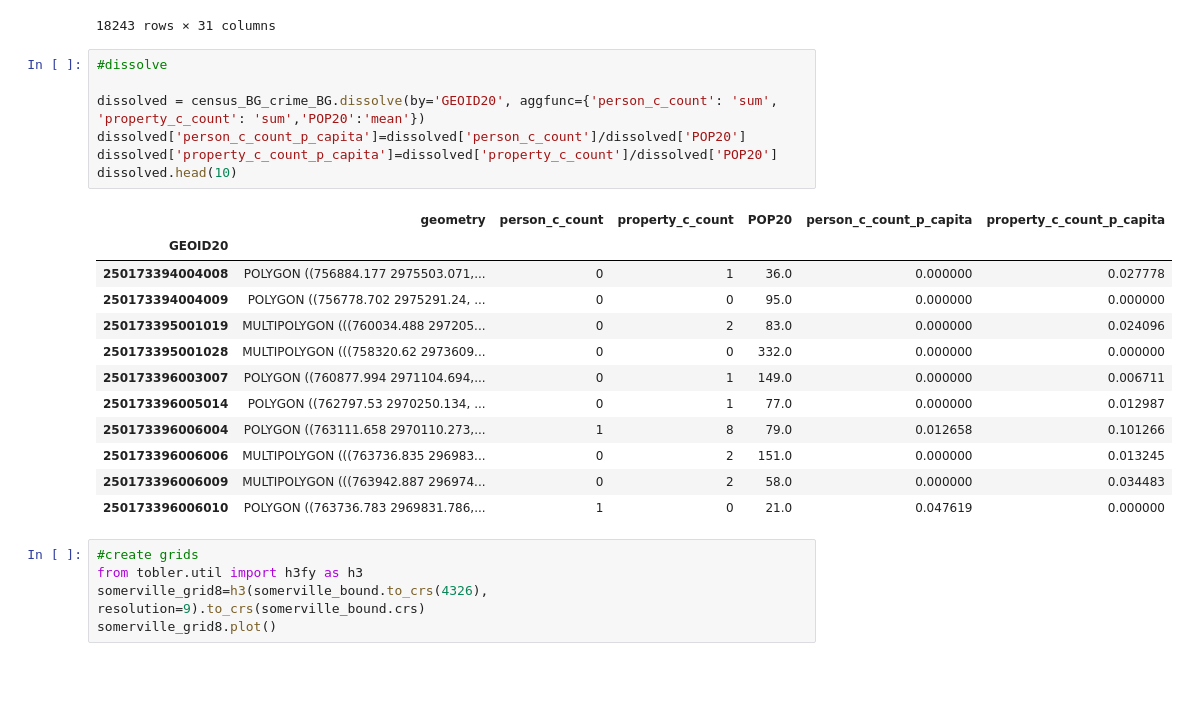
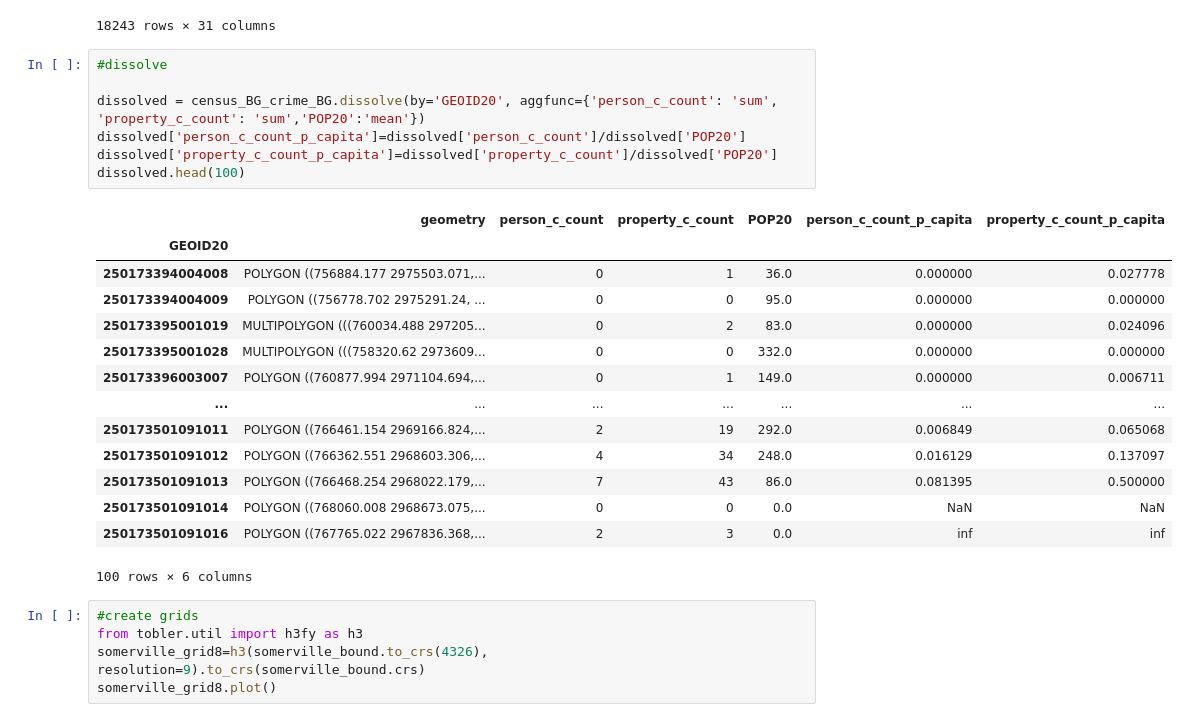
Before and after one commit to meade68/DACSS_690D_Week09_HW2, a Jupyter notebook: code.ipynb, the cells around one changed output. Cells and saved outputs as stored; diff of their text form; blank space fills up the shorter version.

```diff
--- a/code.ipynb
+++ b/code.ipynb
@@ -132,23 +132,25 @@ census_BG_crime_BG
 # %%
 #dissolve
 
 dissolved = census_BG_crime_BG.dissolve(by='GEOID20', aggfunc={'person_c_count': 'sum', 'property_c_count': 'sum','POP20':'mean'})
 dissolved['person_c_count_p_capita']=dissolved['person_c_count']/dissolved['POP20']
 dissolved['property_c_count_p_capita']=dissolved['property_c_count']/dissolved['POP20']
-dissolved.head(10)
+dissolved.head(100)
 # %% [output]
 |  | geometry | person_c_count | property_c_count | POP20 | person_c_count_p_capita | property_c_count_p_capita |
 | GEOID20 |  |  |  |  |  |  |
 | 250173394004008 | POLYGON ((756884.177 2975503.071,... | 0 | 1 | 36.0 | 0.000000 | 0.027778 |
 | 250173394004009 | POLYGON ((756778.702 2975291.24, ... | 0 | 0 | 95.0 | 0.000000 | 0.000000 |
 | 250173395001019 | MULTIPOLYGON (((760034.488 297205... | 0 | 2 | 83.0 | 0.000000 | 0.024096 |
 | 250173395001028 | MULTIPOLYGON (((758320.62 2973609... | 0 | 0 | 332.0 | 0.000000 | 0.000000 |
 | 250173396003007 | POLYGON ((760877.994 2971104.694,... | 0 | 1 | 149.0 | 0.000000 | 0.006711 |
-| 250173396005014 | POLYGON ((762797.53 2970250.134, ... | 0 | 1 | 77.0 | 0.000000 | 0.012987 |
-| 250173396006004 | POLYGON ((763111.658 2970110.273,... | 1 | 8 | 79.0 | 0.012658 | 0.101266 |
-| 250173396006006 | MULTIPOLYGON (((763736.835 296983... | 0 | 2 | 151.0 | 0.000000 | 0.013245 |
-| 250173396006009 | MULTIPOLYGON (((763942.887 296974... | 0 | 2 | 58.0 | 0.000000 | 0.034483 |
-| 250173396006010 | POLYGON ((763736.783 2969831.786,... | 1 | 0 | 21.0 | 0.047619 | 0.000000 |
+| ... | ... | ... | ... | ... | ... | ... |
+| 250173501091011 | POLYGON ((766461.154 2969166.824,... | 2 | 19 | 292.0 | 0.006849 | 0.065068 |
+| 250173501091012 | POLYGON ((766362.551 2968603.306,... | 4 | 34 | 248.0 | 0.016129 | 0.137097 |
+| 250173501091013 | POLYGON ((766468.254 2968022.179,... | 7 | 43 | 86.0 | 0.081395 | 0.500000 |
+| 250173501091014 | POLYGON ((768060.008 2968673.075,... | 0 | 0 | 0.0 | NaN | NaN |
+| 250173501091016 | POLYGON ((767765.022 2967836.368,... | 2 | 3 | 0.0 | inf | inf |
+100 rows × 6 columns
 # %%
 #create grids
 from tobler.util import h3fy as h3
```
Also changed, not shown: parts of 5 cells of this notebook, 1 other file.
